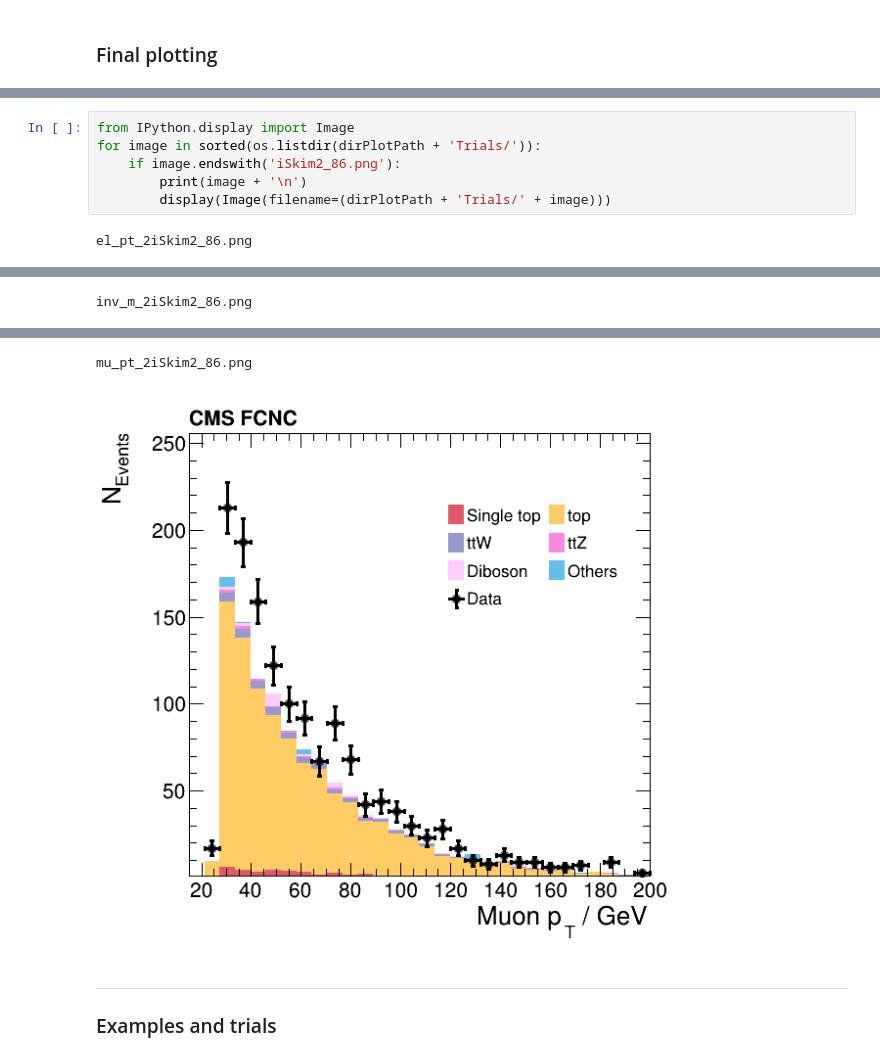
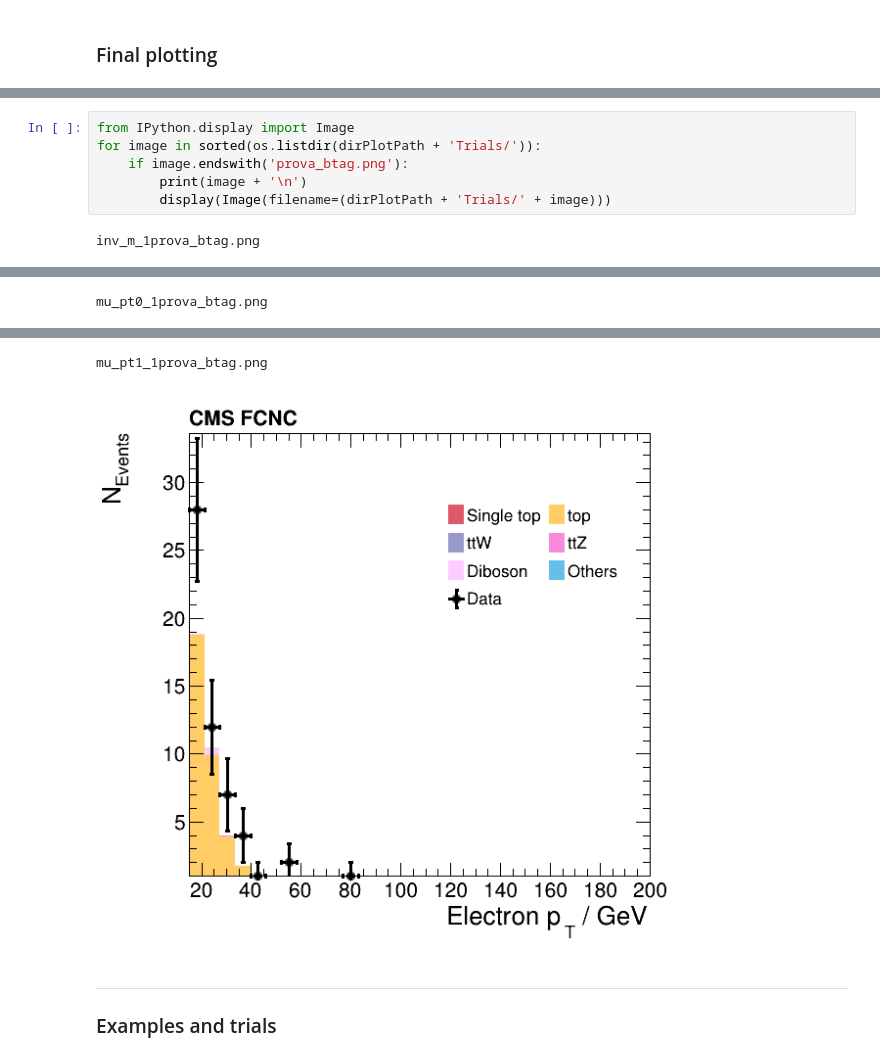
Before and after one commit to TommasoStentella/CMS_FCNC_project, a Jupyter notebook: worker.ipynb, the cells around one changed output, grey strips where cells are left out. Drawn from its saved outputs; the diff is of its cells as text.

Commit message:
clean jet & btag selection introduced

```diff
--- a/worker.ipynb
+++ b/worker.ipynb
@@ -374,8 +396,8 @@ Info in <TCanvas::Print>: png file ./Plots/Trials/inv_m_2iSkim2_86.png has been
 # %%
 from IPython.display import Image
 for image in sorted(os.listdir(dirPlotPath + 'Trials/')):
-    if image.endswith('iSkim2_86.png'):
+    if image.endswith('prova_btag.png'):
         print(image + '\n')
         display(Image(filename=(dirPlotPath + 'Trials/' + image)))
 # %% [output]
-el_pt_2iSkim2_86.png
+inv_m_1prova_btag.png
@@ -383 +405 @@ el_pt_2iSkim2_86.png
-inv_m_2iSkim2_86.png
+mu_pt0_1prova_btag.png
@@ -385,5 +407,5 @@ inv_m_2iSkim2_86.png
-mu_pt_2iSkim2_86.png
+mu_pt1_1prova_btag.png
-[figure, old version]
+[figure, new version]
 # %% [markdown]
 ***
 ### Examples and trials
```
Also changed, not shown: parts of 9 cells of this notebook, 6 other files.
